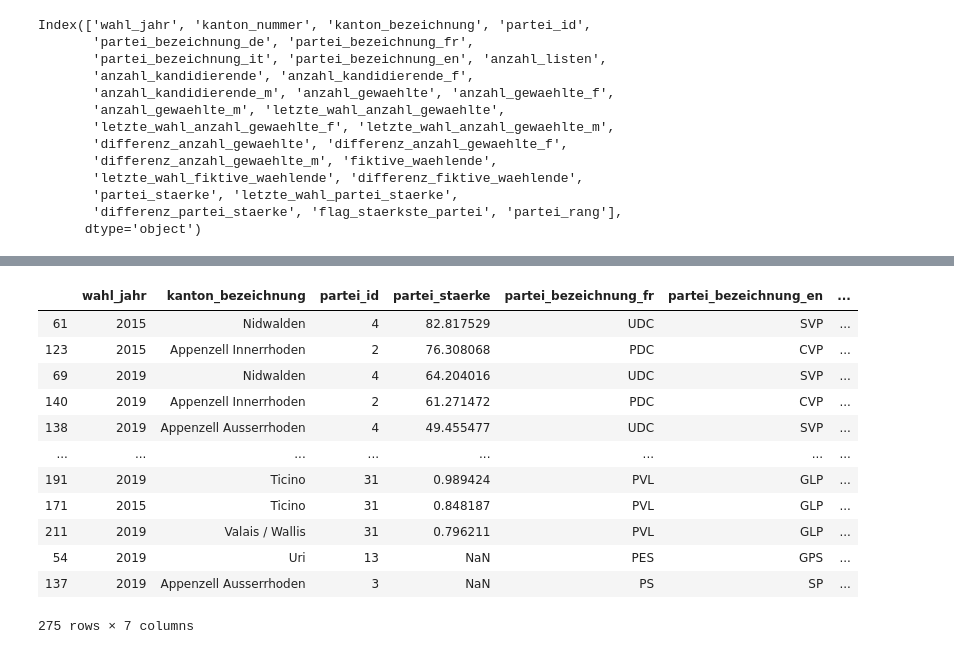
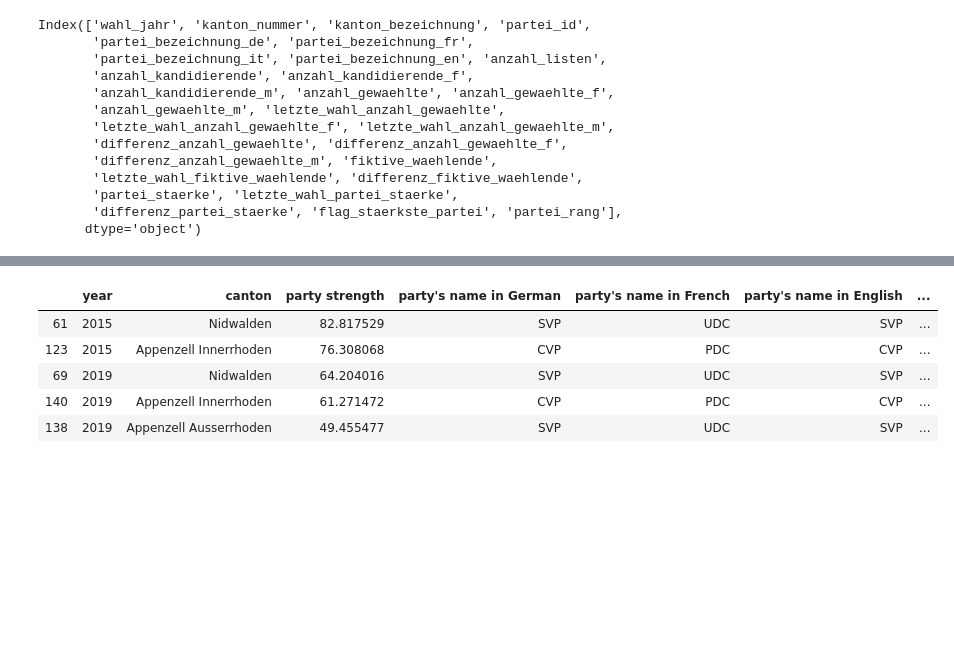
Before and after one commit to ArthurVignon/ADA_project, a Jupyter notebook: elections.ipynb, the cells around one changed output, grey strips where cells are left out. Saved outputs shown, nothing was run; the diff lists cells and outputs as text; code cells hidden in the pictures; blank space fills up the shorter version.

```diff
--- a/elections.ipynb
+++ b/elections.ipynb
@@ -10,8 +10,13 @@ PATH_ELECTIONS_2019 = "data/elections/elections_2019.csv"
 
 romand_cantons = ['Vaud','Jura','Genève','Valais / Wallis','Neuchâtel','Fribourg / Freiburg']
 selected_parties = ['SVP','SP','FDP','CVP','GPS','GLP']
-columns = ['wahl_jahr','kanton_bezeichnung','partei_id','partei_staerke',
-           'partei_bezeichnung_fr','partei_bezeichnung_en','fiktive_waehlende']
+columns_required = {'wahl_jahr':'year','kanton_bezeichnung':'canton','partei_staerke':'party strength',
+                    'partei_bezeichnung_de': "party's name in German",
+                    'partei_bezeichnung_fr': "party's name in French",
+                    'partei_bezeichnung_en': "party's name in English",
+                    'fiktive_waehlende': 'fictional voter'}
+
+# To understand the concept of fictional voter: https://en.wikipedia.org/wiki/National_Council_(Switzerland)
 # %%
 elections_2015 = pd.read_csv(PATH_ELECTIONS_2015, sep=';')
 elections_2015
@@ -45,6 +50,6 @@ Index(['wahl_jahr', 'kanton_nummer', 'kanton_bezeichnung', 'partei_id',
        'flag_staerkste_partei'],
       dtype='object')
 # %%
-elections_2015 = elections_2015[columns]
+elections_2015 = elections_2015[columns_required.keys()]
 elections_2015
 # %% [output]
@@ -95,6 +100,6 @@ Index(['wahl_jahr', 'kanton_nummer', 'kanton_bezeichnung', 'partei_id',
        'differenz_partei_staerke', 'flag_staerkste_partei', 'partei_rang'],
       dtype='object')
 # %%
-elections_2019 = elections_2019[columns]
+elections_2019 = elections_2019[columns_required.keys()]
 elections_2019
 # %% [output]
@@ -113,20 +118,15 @@ elections_2019
 243 rows × 7 columns
 # %%
+# We merge elections 2015 and 2019 together and change language to english
 elections = pd.concat([elections_2015, elections_2019])
-elections = elections.loc[elections['partei_bezeichnung_en'].isin(selected_parties)]
-elections = elections.sort_values(by='partei_staerke',ascending=False)
-elections
+elections = elections.rename(columns=columns_required)
+elections = elections.loc[elections["party's name in English"].isin(selected_parties)]
+elections = elections.sort_values(by='party strength',ascending=False)
+elections.head()
 # %% [output]
-|  | wahl_jahr | kanton_bezeichnung | partei_id | partei_staerke | partei_bezeichnung_fr | partei_bezeichnung_en | ... |
-| 61 | 2015 | Nidwalden | 4 | 82.817529 | UDC | SVP | ... |
-| 123 | 2015 | Appenzell Innerrhoden | 2 | 76.308068 | PDC | CVP | ... |
-| 69 | 2019 | Nidwalden | 4 | 64.204016 | UDC | SVP | ... |
-| 140 | 2019 | Appenzell Innerrhoden | 2 | 61.271472 | PDC | CVP | ... |
-| 138 | 2019 | Appenzell Ausserrhoden | 4 | 49.455477 | UDC | SVP | ... |
-| ... | ... | ... | ... | ... | ... | ... | ... |
-| 191 | 2019 | Ticino | 31 | 0.989424 | PVL | GLP | ... |
-| 171 | 2015 | Ticino | 31 | 0.848187 | PVL | GLP | ... |
-| 211 | 2019 | Valais / Wallis | 31 | 0.796211 | PVL | GLP | ... |
-| 54 | 2019 | Uri | 13 | NaN | PES | GPS | ... |
-| 137 | 2019 | Appenzell Ausserrhoden | 3 | NaN | PS | SP | ... |
+|  | year | canton | party strength | party's name in German | party's name in French | party's name in English | ... |
+| 61 | 2015 | Nidwalden | 82.817529 | SVP | UDC | SVP | ... |
+| 123 | 2015 | Appenzell Innerrhoden | 76.308068 | CVP | PDC | CVP | ... |
+| 69 | 2019 | Nidwalden | 64.204016 | SVP | UDC | SVP | ... |
+| 140 | 2019 | Appenzell Innerrhoden | 61.271472 | CVP | PDC | CVP | ... |
+| 138 | 2019 | Appenzell Ausserrhoden | 49.455477 | SVP | UDC | SVP | ... |
-275 rows × 7 columns
```
Also changed, not shown: parts of 11 cells of this notebook.
